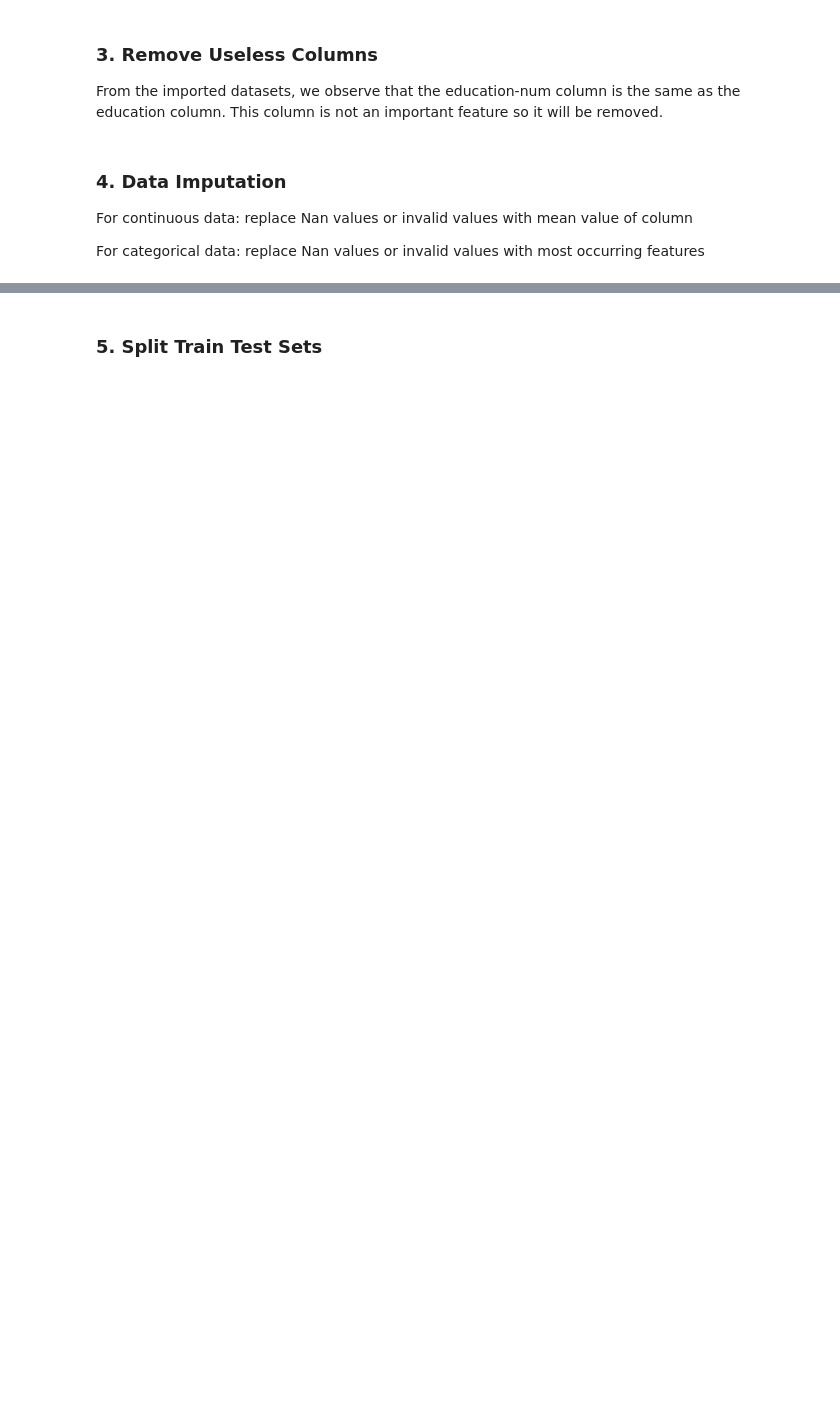
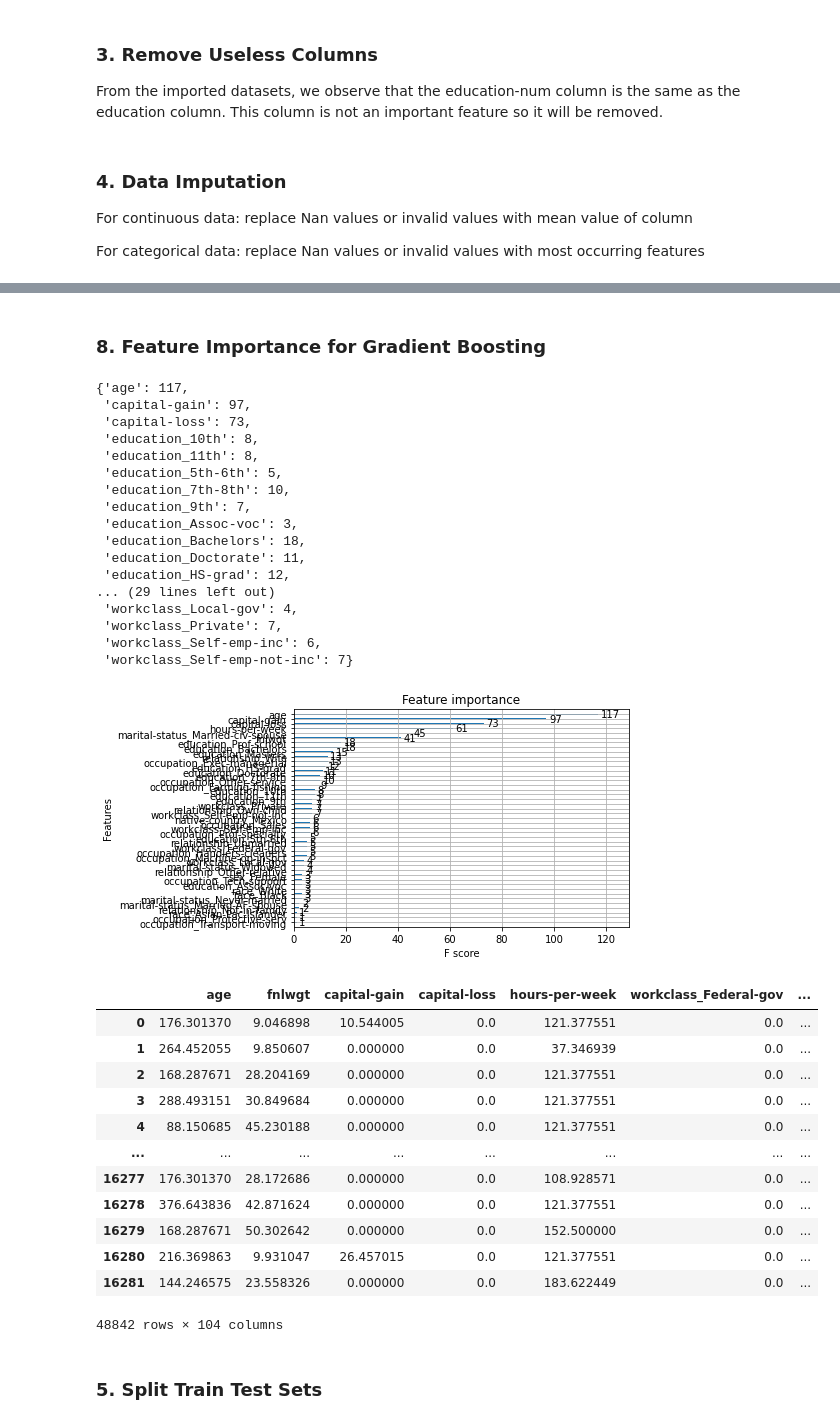
Before and after one commit to chrismartel/COMP551, a Jupyter notebook: projects/p1/adult_salary.ipynb, the cells around one changed output, grey strips where cells are left out. Drawn from its saved outputs; the diff is of its cells as text; code cells hidden in the pictures; blank space fills up the shorter version.

Commit message:
Merged datasets before preprocessing

```diff
--- a/projects/p1/adult_salary.ipynb
+++ b/projects/p1/adult_salary.ipynb
@@ -157,8 +175,7 @@ test_df['salary'] = test_df['salary'].apply(lambda label: label[:-1])
 From the imported datasets, we observe that the education-num column is the same as the education column. This column is not an important feature so it will be removed.
 # %%
 # remove columns with too much missing data
-train_df.drop(columns = ['education-num'], inplace = True)
-test_df.drop(columns = ['education-num'], inplace = True)
+merged_df.drop(columns = 'education-num', inplace = True)
 # %% [markdown]
 ### 4. Data Imputation
 
@@ -180,5 +197,4 @@ invalid_entries_dict = {
     'hours-per-week':[],
     'native-country':['?']
 }
-train_df = my_preprocessing.imputation(train_df, invalid_entries_dict)
-test_df = my_preprocessing.imputation(test_df, invalid_entries_dict)
+merged_df = my_preprocessing.imputation(merged_df, invalid_entries_dict)
@@ -184,0 +203,6 @@ test_df = my_preprocessing.imputation(test_df, invalid_entries_dict)
+# %%
+x_merged_df = merged_df.iloc[:,:-1]
+y_merged_df = merged_df.iloc[:,-1]
+# one-hot-encode categorical features
+x_merged_df = my_preprocessing.ohe(x_merged_df)
+display(x_merged_df)
@@ -184,0 +227,6 @@ test_df = my_preprocessing.imputation(test_df, invalid_entries_dict)
+# %%
+x_merged_df =(x_merged_df-x_merged_df.min())/(x_merged_df.max()-x_merged_df.min())
+
+# Remove NaN values generated form merging both sets
+x_merged_df.fillna(value = 0, inplace = True)
+display(x_merged_df)
@@ -185,2 +247,56 @@ test_df = my_preprocessing.imputation(test_df, invalid_entries_dict)
+# %% [markdown]
+### 8. Feature Importance for Gradient Boosting
+# %%
+from numpy import loadtxt
+from xgboost import XGBClassifier
+from xgboost import plot_importance
+
+# fit model no training data
+model = XGBClassifier()
+best_score_tmp = model.fit(x_merged_df, y_merged_df)
+
+display(best_score_tmp.get_booster().get_fscore())
+tmp = best_score_tmp.get_booster().get_fscore()
+
+# plot feature importance
+best_score = plot_importance(model)
+plt.show()
+
+for key,value in tmp.items():
+  x_merged_df[key]=x_merged_df[key] * 5*value
+
+display(x_merged_df)
+# %% [output]
+{'age': 117,
+ 'capital-gain': 97,
+ 'capital-loss': 73,
+ 'education_10th': 8,
+ 'education_11th': 8,
+ 'education_5th-6th': 5,
+ 'education_7th-8th': 10,
+ 'education_9th': 7,
+ 'education_Assoc-voc': 3,
+ 'education_Bachelors': 18,
+ 'education_Doctorate': 11,
+ 'education_HS-grad': 12,
+... (29 lines left out)
+ 'workclass_Local-gov': 4,
+ 'workclass_Private': 7,
+ 'workclass_Self-emp-inc': 6,
+ 'workclass_Self-emp-not-inc': 7}
+[figure, added]
+|  | age | fnlwgt | capital-gain | capital-loss | hours-per-week | workclass_Federal-gov | ... |
+| 0 | 176.301370 | 9.046898 | 10.544005 | 0.0 | 121.377551 | 0.0 | ... |
+| 1 | 264.452055 | 9.850607 | 0.000000 | 0.0 | 37.346939 | 0.0 | ... |
+| 2 | 168.287671 | 28.204169 | 0.000000 | 0.0 | 121.377551 | 0.0 | ... |
+| 3 | 288.493151 | 30.849684 | 0.000000 | 0.0 | 121.377551 | 0.0 | ... |
+| 4 | 88.150685 | 45.230188 | 0.000000 | 0.0 | 121.377551 | 0.0 | ... |
+| ... | ... | ... | ... | ... | ... | ... | ... |
+| 16277 | 176.301370 | 28.172686 | 0.000000 | 0.0 | 108.928571 | 0.0 | ... |
+| 16278 | 376.643836 | 42.871624 | 0.000000 | 0.0 | 121.377551 | 0.0 | ... |
+| 16279 | 168.287671 | 50.302642 | 0.000000 | 0.0 | 152.500000 | 0.0 | ... |
+| 16280 | 216.369863 | 9.931047 | 26.457015 | 0.0 | 121.377551 | 0.0 | ... |
+| 16281 | 144.246575 | 23.558326 | 0.000000 | 0.0 | 183.622449 | 0.0 | ... |
+48842 rows × 104 columns
 # %% [markdown]
 ### 5. Split Train Test Sets
```
Also changed, not shown: parts of 16 cells of this notebook.
